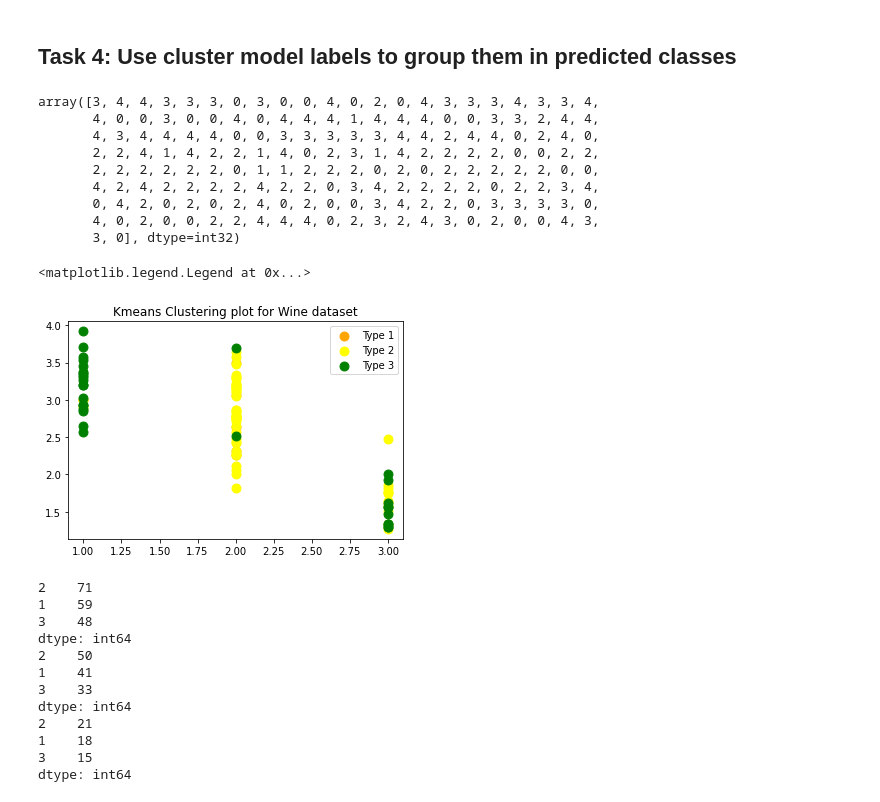
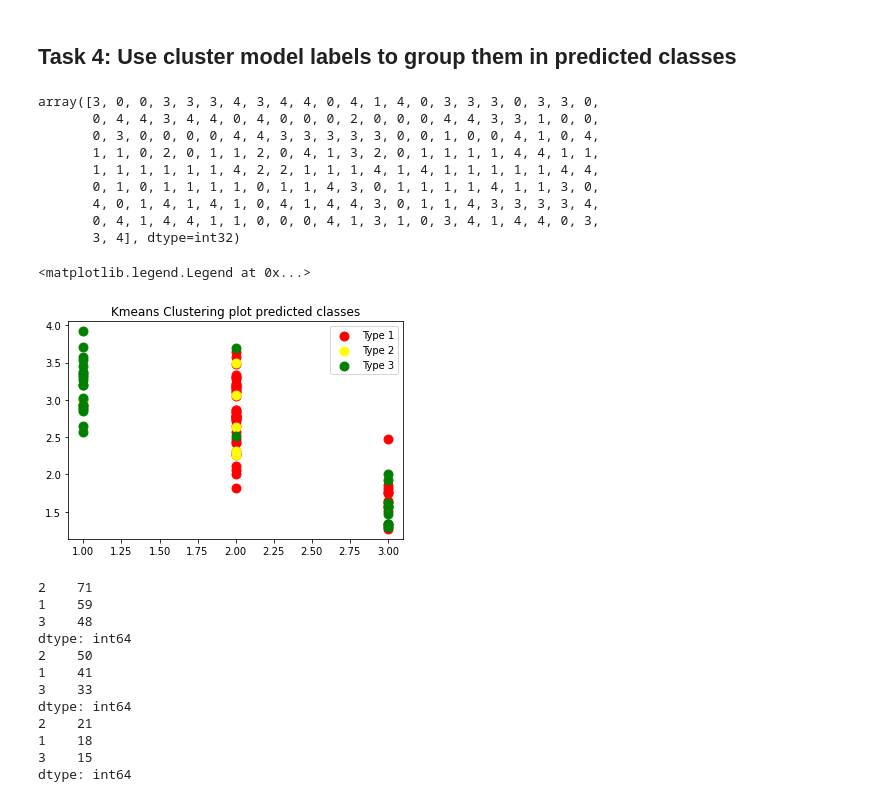
Before and after one commit to na2027/CE888, a Jupyter notebook: Lab_6.ipynb, the cells around one changed output. Saved outputs shown, nothing was run; the diff lists cells and outputs as text; code cells hidden in the pictures.

```diff
--- a/Lab_6.ipynb
+++ b/Lab_6.ipynb
@@ -384,0 +352,6 @@ array([[ 1.  , 14.23,  1.71, ...,  5.64,  1.04,  3.92],
+# %%
+#Let's prepare the data for training
+#The target variable ‘Type’. We will remove the target variable from this, as this is unsupervised algorithm.
+
+wine_feature_X = df_wine.iloc[:, [0, 1, 2, 3, 4, 5, 6, 7, 8, 9, 10, 11, 12]].values
+wine_feature_X
@@ -418,33 +406,32 @@ plt.legend()
 # %% [markdown]
 ## Task 4: Use cluster model labels to group them in predicted classes
 # %%
-# Running K-Means Model
+# Let's implement the K-Means Model
 from sklearn.cluster import KMeans
 cluster_Kmeans = KMeans(n_clusters=5)
-model_kmeans = cluster_Kmeans.fit(wine_X)
-pred_kmeans = model_kmeans.labels_
-pred_kmeans
+model_kmeans = cluster_Kmeans.fit(wine_feature_X)
+predicted_kmeans = model_kmeans.labels_
+predicted_kmeans
 # %% [output]
-array([3, 4, 4, 3, 3, 3, 0, 3, 0, 0, 4, 0, 2, 0, 4, 3, 3, 3, 4, 3, 3, 4,
-       4, 0, 0, 3, 0, 0, 4, 0, 4, 4, 4, 1, 4, 4, 4, 0, 0, 3, 3, 2, 4, 4,
-       4, 3, 4, 4, 4, 4, 0, 0, 3, 3, 3, 3, 3, 4, 4, 2, 4, 4, 0, 2, 4, 0,
-       2, 2, 4, 1, 4, 2, 2, 1, 4, 0, 2, 3, 1, 4, 2, 2, 2, 2, 0, 0, 2, 2,
-       2, 2, 2, 2, 2, 2, 0, 1, 1, 2, 2, 2, 0, 2, 0, 2, 2, 2, 2, 2, 0, 0,
-       4, 2, 4, 2, 2, 2, 2, 4, 2, 2, 0, 3, 4, 2, 2, 2, 2, 0, 2, 2, 3, 4,
-       0, 4, 2, 0, 2, 0, 2, 4, 0, 2, 0, 0, 3, 4, 2, 2, 0, 3, 3, 3, 3, 0,
-       4, 0, 2, 0, 0, 2, 2, 4, 4, 4, 0, 2, 3, 2, 4, 3, 0, 2, 0, 0, 4, 3,
-       3, 0], dtype=int32)
+array([3, 0, 0, 3, 3, 3, 4, 3, 4, 4, 0, 4, 1, 4, 0, 3, 3, 3, 0, 3, 3, 0,
+       0, 4, 4, 3, 4, 4, 0, 4, 0, 0, 0, 2, 0, 0, 0, 4, 4, 3, 3, 1, 0, 0,
+       0, 3, 0, 0, 0, 0, 4, 4, 3, 3, 3, 3, 3, 0, 0, 1, 0, 0, 4, 1, 0, 4,
+       1, 1, 0, 2, 0, 1, 1, 2, 0, 4, 1, 3, 2, 0, 1, 1, 1, 1, 4, 4, 1, 1,
+       1, 1, 1, 1, 1, 1, 4, 2, 2, 1, 1, 1, 4, 1, 4, 1, 1, 1, 1, 1, 4, 4,
+       0, 1, 0, 1, 1, 1, 1, 0, 1, 1, 4, 3, 0, 1, 1, 1, 1, 4, 1, 1, 3, 0,
+       4, 0, 1, 4, 1, 4, 1, 0, 4, 1, 4, 4, 3, 0, 1, 1, 4, 3, 3, 3, 3, 4,
+       0, 4, 1, 4, 4, 1, 1, 0, 0, 0, 4, 1, 3, 1, 0, 3, 4, 1, 4, 4, 0, 3,
+       3, 4], dtype=int32)
 # %%
-# Visualizing Output
-# In the above output we got value labels: ‘0’, ‘1’  and ‘2’. For a better understanding, we can visualize these clusters.
+#let's visualise the scatter plot for the predicted classes
 
-plt.scatter(wine_X[pred_kmeans == 1, 0], wine_X[pred_kmeans == 1, 12], s = 80, c = 'orange', label = 'Type 1')
-plt.scatter(wine_X[pred_kmeans == 2, 0], wine_X[pred_kmeans == 2, 12], s = 80, c = 'yellow', label = 'Type 2')
-plt.scatter(wine_X[pred_kmeans == 3, 0], wine_X[pred_kmeans == 3, 12], s = 80, c = 'green', label = 'Type 3')
+plt.scatter(wine_feature_X[predicted_kmeans == 1, 0], wine_feature_X[predicted_kmeans == 1, 12], s = 80, c = 'red', label = 'Type 1')
+plt.scatter(wine_feature_X[predicted_kmeans == 2, 0], wine_feature_X[predicted_kmeans == 2, 12], s = 80, c = 'yellow', label = 'Type 2')
+plt.scatter(wine_feature_X[predicted_kmeans == 3, 0], wine_feature_X[predicted_kmeans == 3, 12], s = 80, c = 'green', label = 'Type 3')
 
-plt.title('Kmeans Clustering plot for Wine dataset')
+plt.title('Kmeans Clustering plot predicted classes')
 plt.legend()
 # %% [output]
 <matplotlib.legend.Legend at 0x...>
-[figure, old version]
+[figure, new version]
 # %%
```
Also changed, not shown: parts of 21 cells of this notebook.
